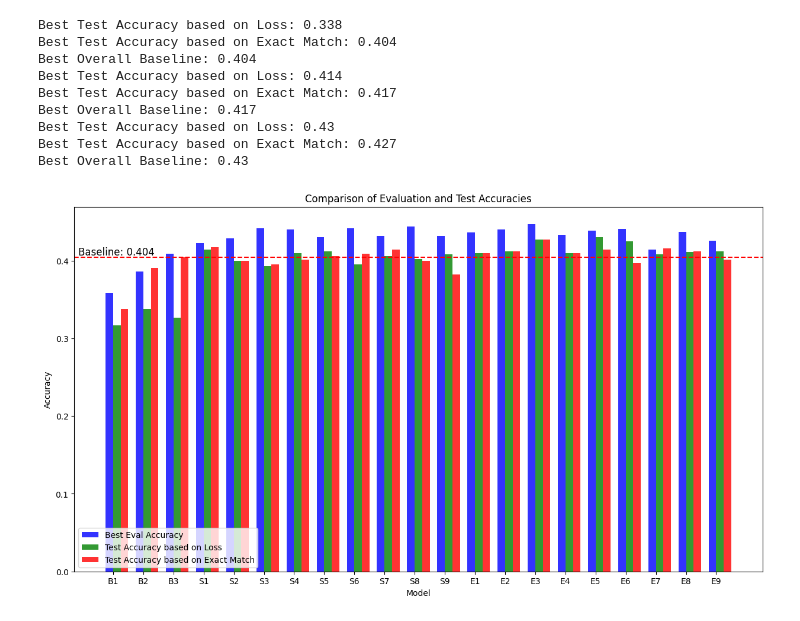
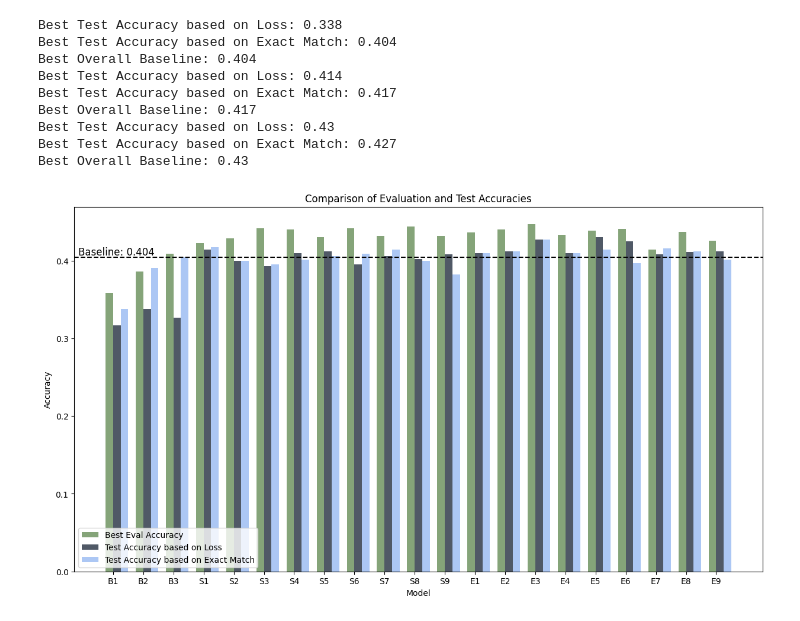
Before and after one commit to tomlpieper/ba, a Jupyter notebook: plotting.ipynb, the cells around one changed output. Saved outputs shown, nothing was run; the diff lists cells and outputs as text; code cells hidden in the pictures.

Commit message:
updated Graphs

```diff
--- a/plotting.ipynb
+++ b/plotting.ipynb
@@ -435,6 +244,9 @@ df['Test Accuracy based on loss'] = list_test_accuracies
 df['Best Eval Accuracy'] = list_eval_accuracies
 df = df.rename(columns={"Results": "Test Accuracy based on Exact Match"})
 df['Name']= names_list
+df['local_metrics_path'] = all_files
+df['Diff Test Accuracies'] = (df['Test Accuracy based on Exact Match'] - df['Test Accuracy based on loss']) * 100
+df['Diff Eval and Test Accuracies'] = (df['Best Eval Accuracy'] - df['Test Accuracy based on Exact Match']) * 100
 # %%
 df
 # %% [output]
@@ -582,29 +465,29 @@ Best Overall Baseline: 0.43
 # %%
 # plot using matplotlib: values should be results, Test Accuracy, Eval Accuracy based on Loss, X axis should be the file names
 import matplotlib.pyplot as plt
 import numpy as np
 
 fig, ax = plt.subplots(figsize=(15, 8))
 index = range(len(all_files))
 bar_width = 0.25
 opacity = 0.8
 
-rects1 = ax.bar(df['Name'], df['Best Eval Accuracy'], bar_width, alpha=opacity, color='b', label='Best Eval Accuracy')
-rects2 = ax.bar([p + bar_width for p in index], df['Test Accuracy based on loss'], bar_width, alpha=opacity, color='g', label='Test Accuracy based on Loss')
-rects3 = ax.bar([p + bar_width*2 for p in index], df['Test Accuracy based on Exact Match'], bar_width, alpha=opacity, color='r', label='Test Accuracy based on Exact Match')
+rects1 = ax.bar(df['Name'], df['Best Eval Accuracy'], bar_width, alpha=opacity, color=aspargus, label='Best Eval Accuracy')
+rects2 = ax.bar([p + bar_width for p in index], df['Test Accuracy based on loss'], bar_width, alpha=opacity, color=metal, label='Test Accuracy based on Loss')
+rects3 = ax.bar([p + bar_width*2 for p in index], df['Test Accuracy based on Exact Match'], bar_width, alpha=opacity, color=jordy, label='Test Accuracy based on Exact Match')
 
-ax.axhline(y=best_overall_baseline, color='r', linestyle='--')
+ax.axhline(y=best_overall_baseline, color='k', linestyle='--')
 # add label to the line
 ax.text(1.5, best_overall_baseline, f"Baseline: {best_overall_baseline}", fontsize=12, ha='right', va='bottom')
 
 ax.set_xlabel('Model')
 ax.set_ylabel('Accuracy')
 ax.set_title('Comparison of Evaluation and Test Accuracies')
 ax.set_xticks([p + bar_width /2 for p in index])
 ax.set_xticklabels(df["Name"])
 ax.tick_params(axis='x', labelrotation=0)
 ax.legend(loc='lower left')
 
 plt.show()
 # %% [output]
-[figure, old version]
+[figure, new version]
```
Also changed, not shown: parts of 22 cells of this notebook, 1 other file.
